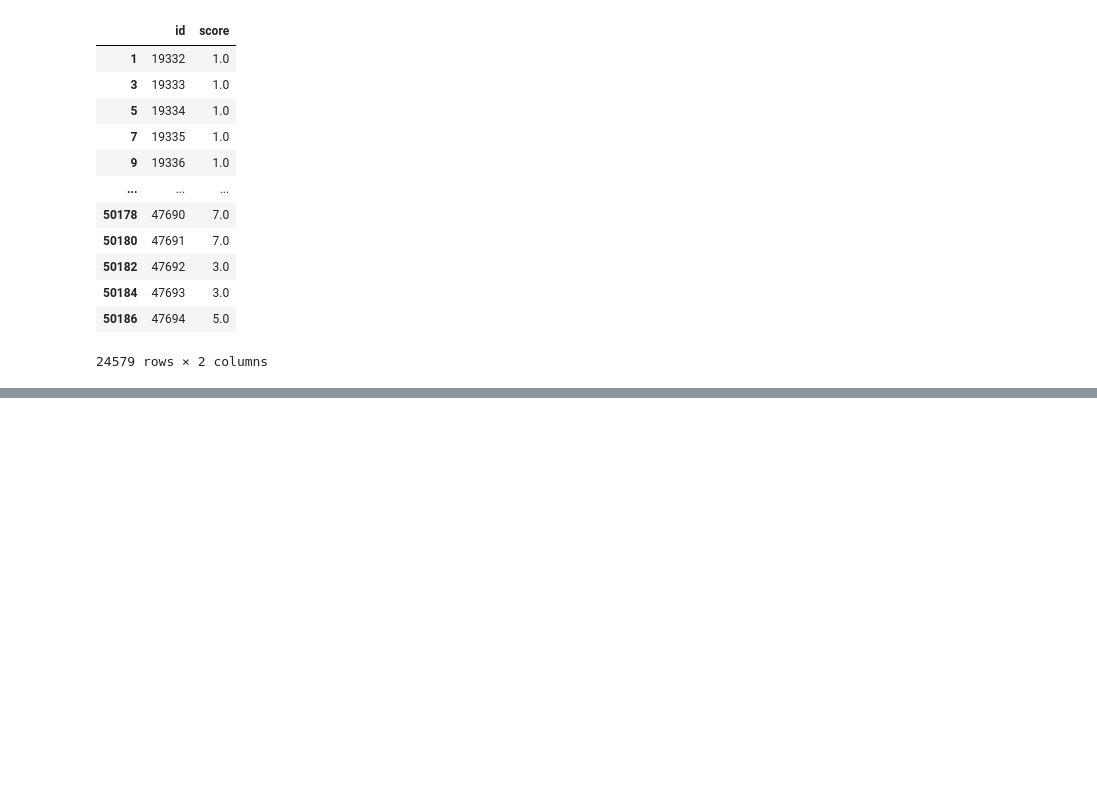
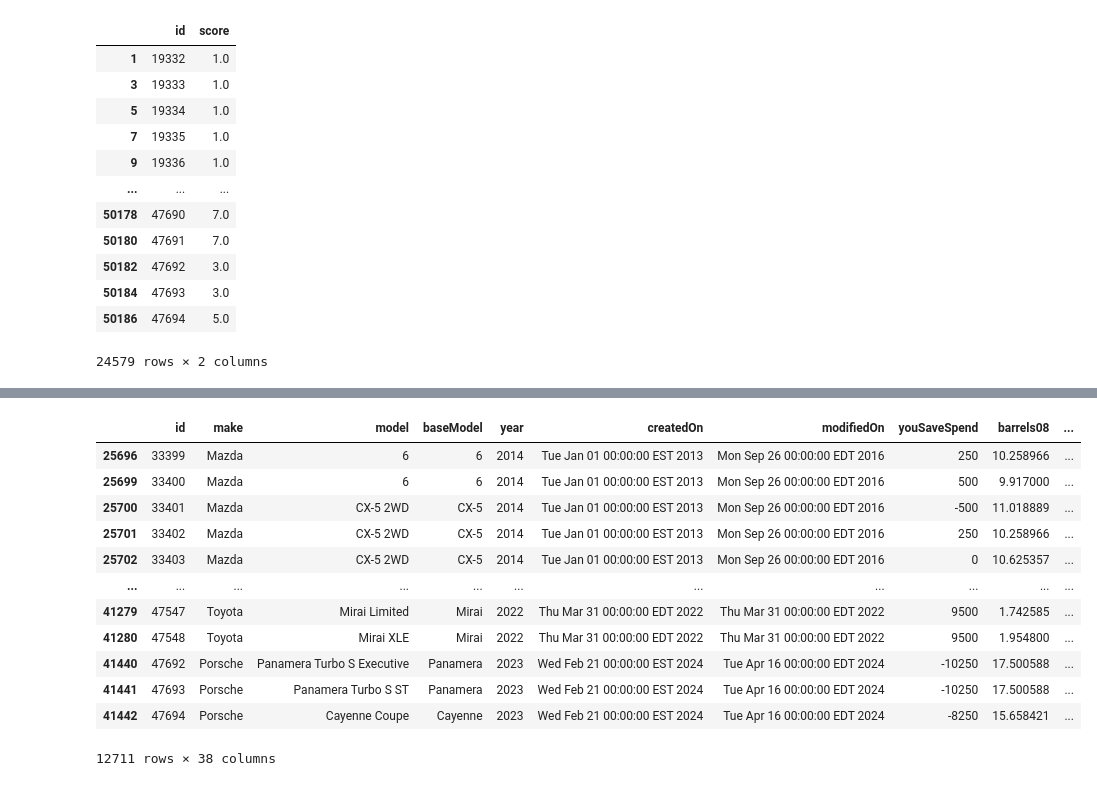
Before and after one commit to Berat-rex/Cars_Capstone, a Jupyter notebook: notebook/capstone_notebook.ipynb, the cells around one changed output, grey strips where cells are left out. Saved outputs shown, nothing was run; the diff lists cells and outputs as text; code cells hidden in the pictures; blank space fills up the shorter version.

Commit message:
data complete. working on visuals

```diff
--- a/notebook/capstone_notebook.ipynb
+++ b/notebook/capstone_notebook.ipynb
@@ -162,7 +350,7 @@ Index(['barrels08', 'barrelsA08', 'charge120', 'charge240', 'city08',
        'phevComb'],
       dtype='object')
 # %%
-required_columns = ['id','make','model','baseModel','year','createdOn','modifiedOn','youSaveSpend','barrels08','city08','co2','co2TailpipeGpm','comb08','cylinders','displ','drive','engId','eng_dscr','feScore','fuelCost08','fuelType1','ghgScore','highway08','mfrCode','mpgData','trans_dscr','trany','UCity','UHighway','VClass']
+required_columns = ['id','make','model','baseModel','year','createdOn','modifiedOn','youSaveSpend','barrels08','city08','co2','co2TailpipeGpm','comb08','comb08U','cylinders','displ','drive','engId','eng_dscr','feScore','fuelCost08','fuelType1','ghgScore','highway08','mfrCode','mpgData','trans_dscr','trany','UCity','UHighway','hlv','hpv','lv2','lv4','pv2','pv4','VClass']
 # %%
 vehicles = vehicles[required_columns]
 # %%
@@ -375,0 +564,30 @@ cars
+# %%
+VClass_simplified = {
+    'Minivan - 2WD': 'Vans',
+    'Minivan - 4WD': 'Vans',
+    'Small Pickup Trucks 2WD': 'Pickup Trucks',
+    'Small Pickup Trucks 4WD': 'Pickup Trucks',
+    'Small Sport Utility Vehicle 2WD': 'SUVs',
+    'Small Sport Utility Vehicle 4WD': 'SUVs',
+    'Standard Pickup Trucks 2WD': 'Pickup Trucks',
+    'Standard Pickup Trucks 4WD': 'Pickup Trucks',
+    'Standard Sport Utility Vehicle 2WD': 'SUVs',
+    'Standard Sport Utility Vehicle 4WD': 'SUVs',
+    'Vans, Cargo Type': 'Vans',
+    'Vans, Passenger Type': 'Vans',
+    'Special Purpose Vehicle 2WD': 'Special Purpose Vehicle',
+    'Special Purpose Vehicle 4WD': 'Special Purpose Vehicle',
+    'Compact Cars': 'Midsize Sedans',
+    'Subcompact Cars': 'Small Sedans',
+    'Midsize Cars': 'Midsize Sedans',
+    'Large Cars': 'Full-Size Sedans',
+    'Minicompact Cars': 'Small Sedans',
+    'Two Seaters': 'Small Sedans',
+    'Midsize Station Wagons': 'Full-Size Sedans',
+    'Small Station Wagons': 'Full-Size Sedans'
+                    }
+# %%
+cars['VClass'] = cars['VClass'].replace(VClass_simplified)
+# %%
+cars = cars[cars['VClass'] != 'Special Purpose Vehicle']
+cars
@@ -375,0 +608,17 @@ cars
+# %%
+cars = cars[(cars['year'] >= 2014) & (cars['year'] < 2024)]
+cars
+# %% [output]
+|  | id | make | model | baseModel | year | createdOn | modifiedOn | youSaveSpend | barrels08 | ... |
+| 25696 | 33399 | Mazda | 6 | 6 | 2014 | Tue Jan 01 00:00:00 EST 2013 | Mon Sep 26 00:00:00 EDT 2016 | 250 | 10.258966 | ... |
+| 25699 | 33400 | Mazda | 6 | 6 | 2014 | Tue Jan 01 00:00:00 EST 2013 | Mon Sep 26 00:00:00 EDT 2016 | 500 | 9.917000 | ... |
+| 25700 | 33401 | Mazda | CX-5 2WD | CX-5 | 2014 | Tue Jan 01 00:00:00 EST 2013 | Mon Sep 26 00:00:00 EDT 2016 | -500 | 11.018889 | ... |
+| 25701 | 33402 | Mazda | CX-5 2WD | CX-5 | 2014 | Tue Jan 01 00:00:00 EST 2013 | Mon Sep 26 00:00:00 EDT 2016 | 250 | 10.258966 | ... |
+| 25702 | 33403 | Mazda | CX-5 2WD | CX-5 | 2014 | Tue Jan 01 00:00:00 EST 2013 | Mon Sep 26 00:00:00 EDT 2016 | 0 | 10.625357 | ... |
+| ... | ... | ... | ... | ... | ... | ... | ... | ... | ... | ... |
+| 41279 | 47547 | Toyota | Mirai Limited | Mirai | 2022 | Thu Mar 31 00:00:00 EDT 2022 | Thu Mar 31 00:00:00 EDT 2022 | 9500 | 1.742585 | ... |
+| 41280 | 47548 | Toyota | Mirai XLE | Mirai | 2022 | Thu Mar 31 00:00:00 EDT 2022 | Thu Mar 31 00:00:00 EDT 2022 | 9500 | 1.954800 | ... |
+| 41440 | 47692 | Porsche | Panamera Turbo S Executive | Panamera | 2023 | Wed Feb 21 00:00:00 EST 2024 | Tue Apr 16 00:00:00 EDT 2024 | -10250 | 17.500588 | ... |
+| 41441 | 47693 | Porsche | Panamera Turbo S ST | Panamera | 2023 | Wed Feb 21 00:00:00 EST 2024 | Tue Apr 16 00:00:00 EDT 2024 | -10250 | 17.500588 | ... |
+| 41442 | 47694 | Porsche | Cayenne Coupe | Cayenne | 2023 | Wed Feb 21 00:00:00 EST 2024 | Tue Apr 16 00:00:00 EDT 2024 | -8250 | 15.658421 | ... |
+12711 rows × 38 columns
```
Also changed, not shown: parts of 36 cells of this notebook.
